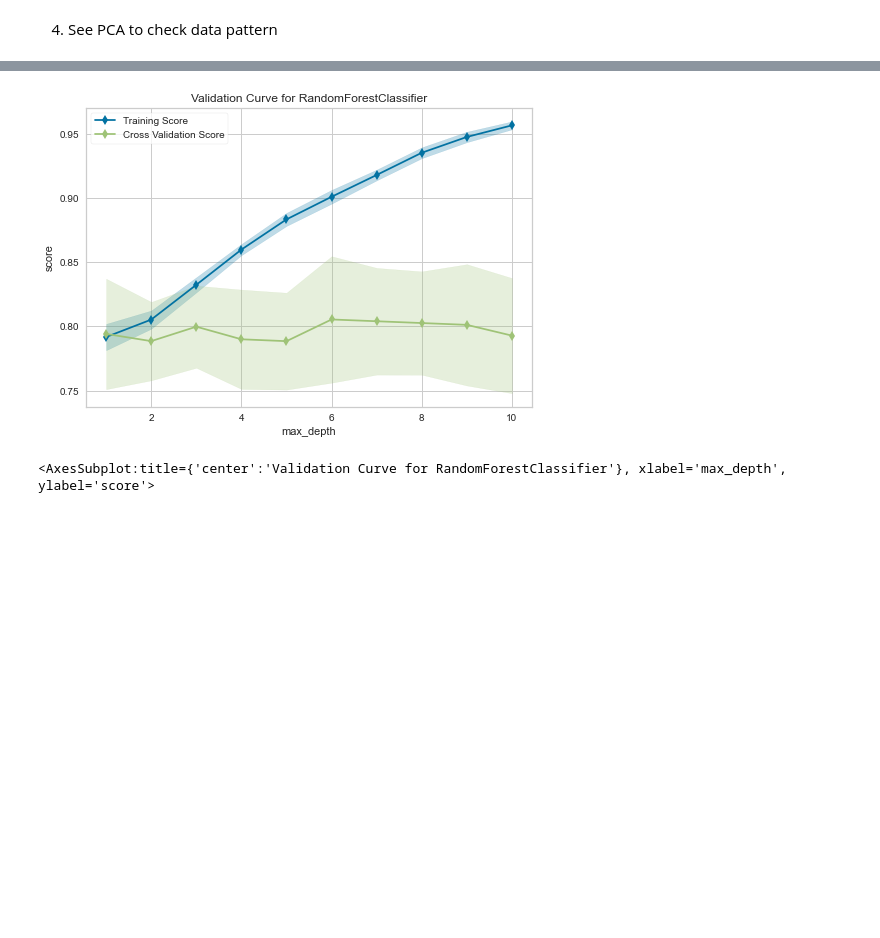
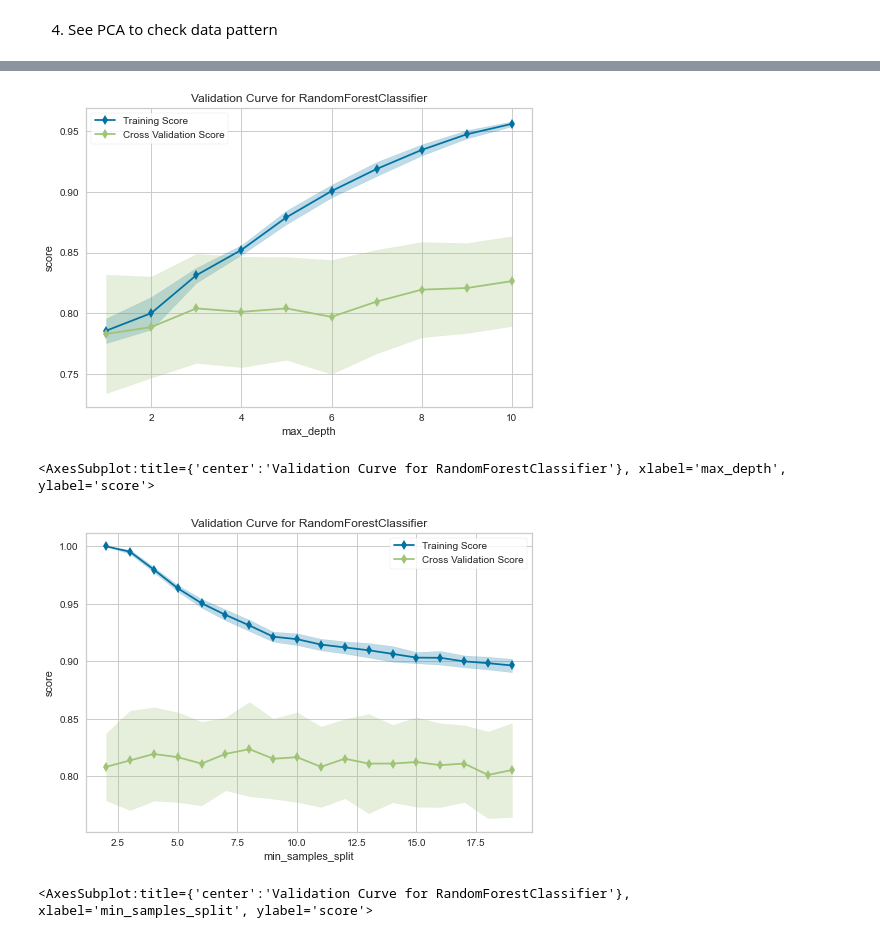
Before and after one commit to DavidDrumond/Python-portifolio, a Jupyter notebook: Titanic/Titanic.ipynb, the cells around one changed output, grey strips where cells are left out. Cells and saved outputs as stored; diff of their text form; code cells hidden in the pictures; blank space fills up the shorter version.

```diff
--- a/Titanic/Titanic.ipynb
+++ b/Titanic/Titanic.ipynb
@@ -120,6 +141,6 @@ visualizer.show()
 <AxesSubplot:title={'center':'Learning Curve for RandomForestClassifier'}, xlabel='Training Instances', ylabel='Score'>
 # %%
-rf = RandomForestClassifier(criterion='entropy', max_depth=9, min_samples_split=2)
+
 
 viz = ValidationCurve(
     RandomForestClassifier(criterion='entropy'), param_name="max_depth",
@@ -129,7 +150,20 @@ viz = ValidationCurve(
 viz.fit(X, Y)
 viz.show()
 # %% [output]
-[figure, old version]
+[figure, new version]
 <AxesSubplot:title={'center':'Validation Curve for RandomForestClassifier'}, xlabel='max_depth', ylabel='score'>
+# %%
+
+
+viz = ValidationCurve(
+    RandomForestClassifier(criterion='entropy'), param_name="min_samples_split",
+    param_range=np.arange(1, 20), cv=10, scoring="accuracy"
+)
+
+viz.fit(X, Y)
+viz.show()
+# %% [output]
+[figure, added]
+<AxesSubplot:title={'center':'Validation Curve for RandomForestClassifier'}, xlabel='min_samples_split', ylabel='score'>
 # %%
 Xtrain, Xtest, Ytrain, Ytest = train_test_split(X, Y, test_size=0.33)
```
Also changed, not shown: parts of 8 cells of this notebook.
